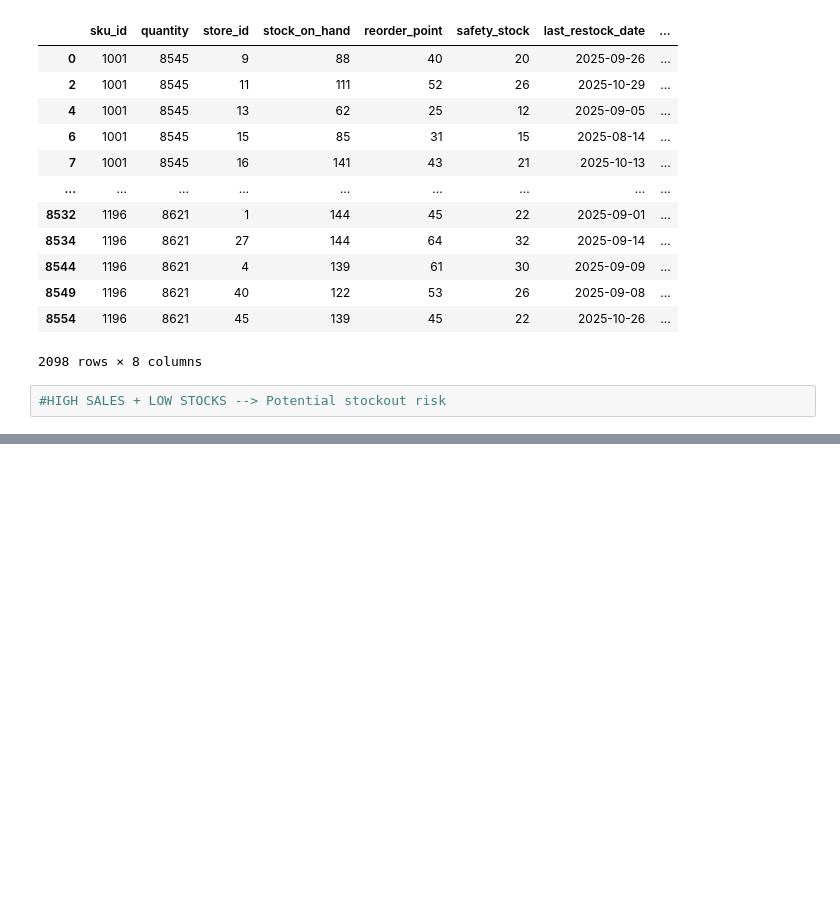
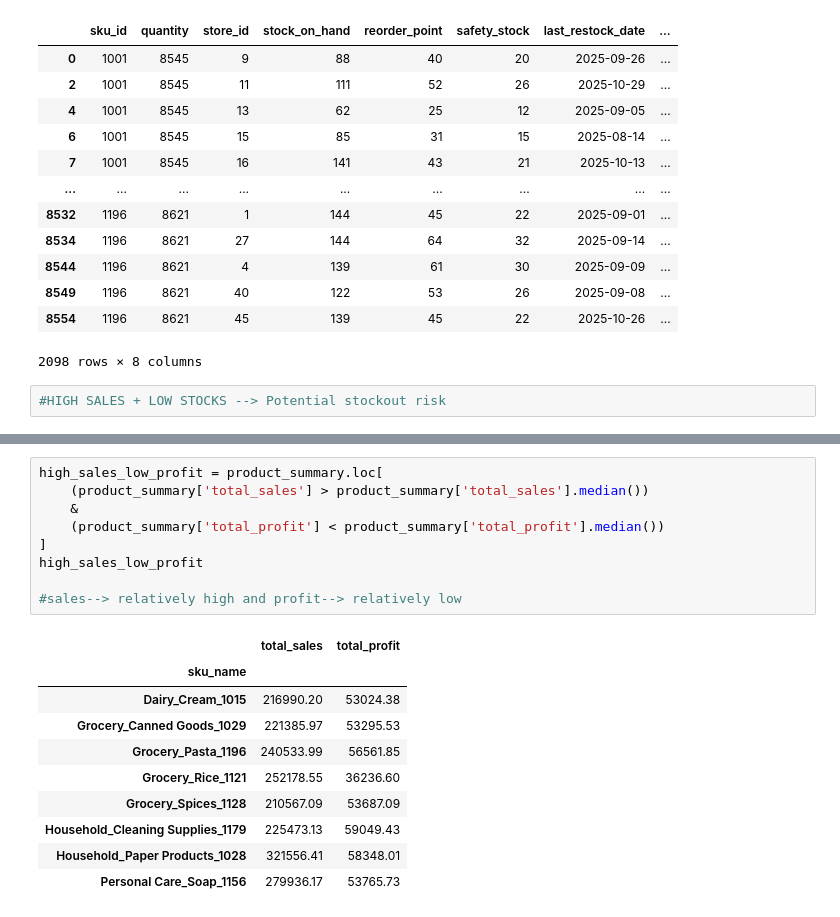
Before and after one commit to priyanshwho/Retail-Analysis, a Jupyter notebook: retail-analysis/Retail.ipynb, the cells around one changed output, grey strips where cells are left out. Drawn from its saved outputs; the diff is of its cells as text; blank space fills up the shorter version.

```diff
--- a/retail-analysis/Retail.ipynb
+++ b/retail-analysis/Retail.ipynb
@@ -690,0 +724,20 @@ high_sales_low_stock
+# %%
+high_sales_low_profit = product_summary.loc[
+    (product_summary['total_sales'] > product_summary['total_sales'].median())
+    &
+    (product_summary['total_profit'] < product_summary['total_profit'].median())
+]
+high_sales_low_profit
+
+#sales--> relatively high and profit--> relatively low
+# %% [output]
+|  | total_sales | total_profit |
+| sku_name |  |  |
+| Dairy_Cream_1015 | 216990.20 | 53024.38 |
+| Grocery_Canned Goods_1029 | 221385.97 | 53295.53 |
+| Grocery_Pasta_1196 | 240533.99 | 56561.85 |
+| Grocery_Rice_1121 | 252178.55 | 36236.60 |
+| Grocery_Spices_1128 | 210567.09 | 53687.09 |
+| Household_Cleaning Supplies_1179 | 225473.13 | 59049.43 |
+| Household_Paper Products_1028 | 321556.41 | 58348.01 |
+| Personal Care_Soap_1156 | 279936.17 | 53765.73 |
```
Also changed, not shown: parts of 5 cells of this notebook.
